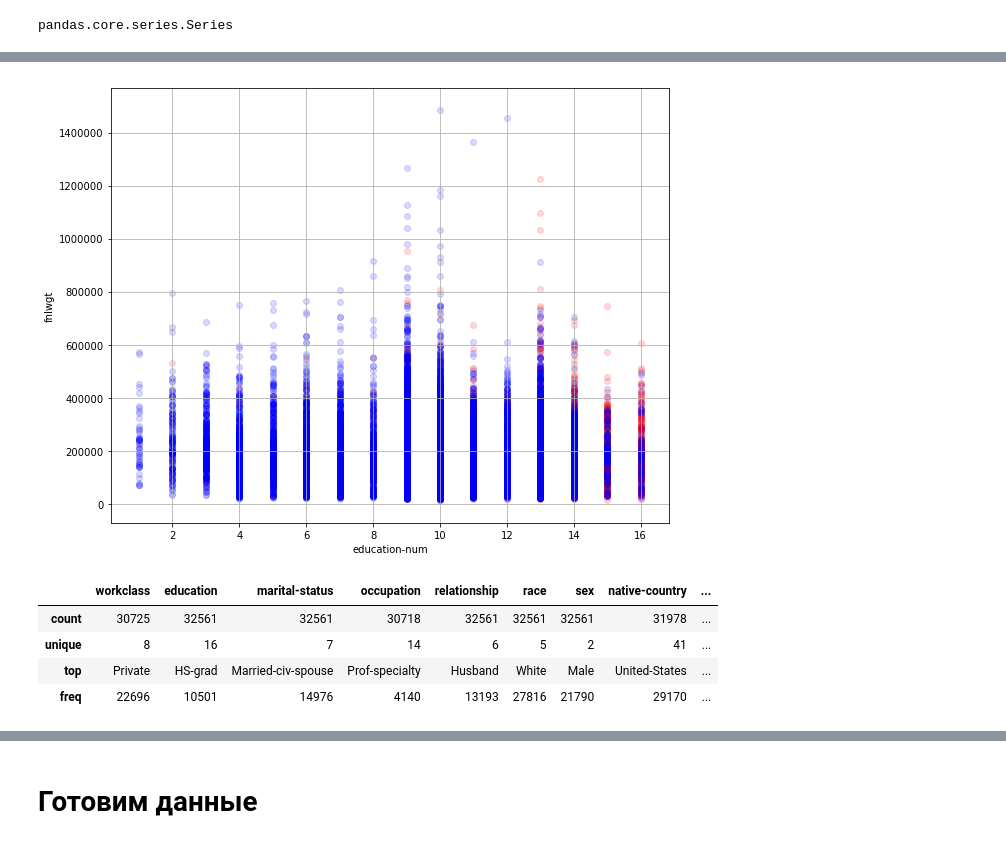
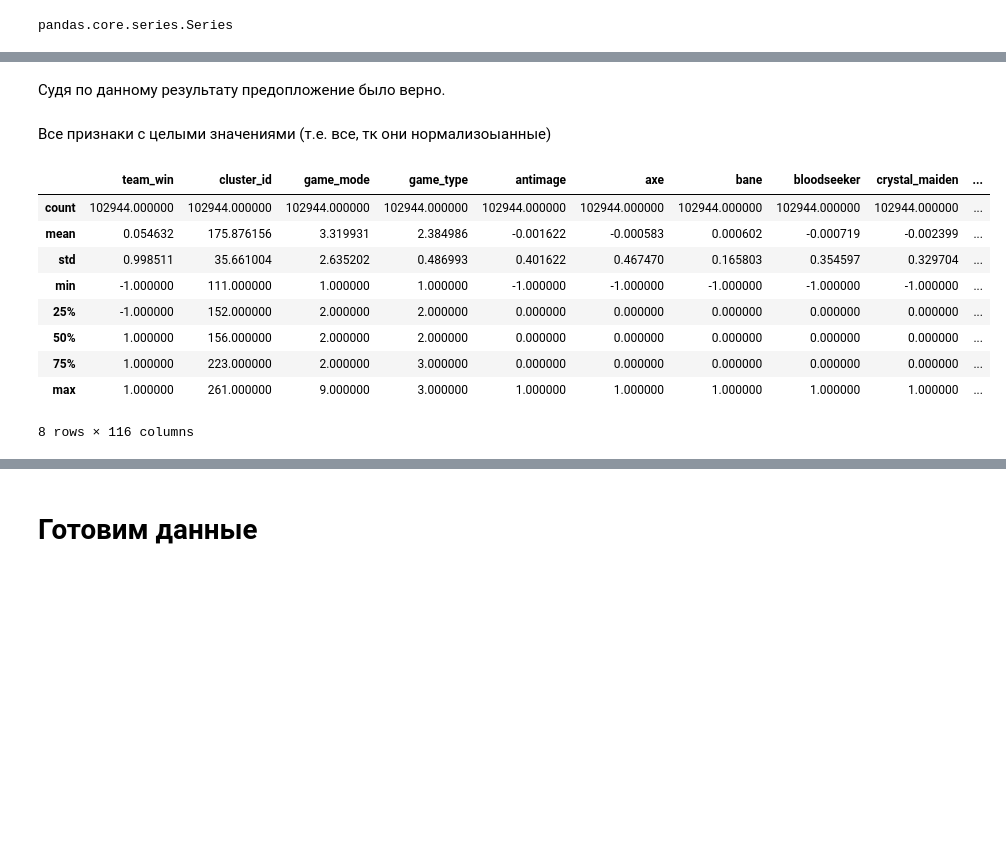
Before and after one commit to aigosh/ml, a Jupyter notebook: notebooks/Lab_1.ipynb, the cells around one changed output, grey strips where cells are left out. Saved outputs shown, nothing was run; the diff lists cells and outputs as text; code cells hidden in the pictures; blank space fills up the shorter version.

```diff
--- a/notebooks/Lab_1.ipynb
+++ b/notebooks/Lab_1.ipynb
@@ -273,31 +312,20 @@ plt.grid()
-# %%
-plt.figure(figsize = (10, 8))
-
-plt.scatter(data[data['class'] == '>50K']['education-num'],
-            data[data['class'] == '>50K']['fnlwgt'],
-            alpha = 0.15,
-            label = '>50K',
-            color = 'r')
-
-plt.scatter(data[data['class'] == '<=50K']['education-num'],
-            data[data['class'] == '<=50K']['fnlwgt'],
-            alpha = 0.15,
-            label = '<=50K',
-            color = 'b')
-
-plt.xlabel('education-num')
-plt.ylabel('fnlwgt')
-plt.grid()
-# %% [output]
-[figure, removed]
+# %% [markdown]
+Судя по данному результату предопложение было верно.
+# %% [markdown]
+Все признаки с целыми значениями (т.е. все, тк они нормализоыанные)
 # %%
-data.describe(include = ['object'])
+data.describe(include = ['int'])
 # %% [output]
-|  | workclass | education | marital-status | occupation | relationship | race | sex | native-country | ... |
-| count | 30725 | 32561 | 32561 | 30718 | 32561 | 32561 | 32561 | 31978 | ... |
-| unique | 8 | 16 | 7 | 14 | 6 | 5 | 2 | 41 | ... |
-| top | Private | HS-grad | Married-civ-spouse | Prof-specialty | Husband | White | Male | United-States | ... |
-| freq | 22696 | 10501 | 14976 | 4140 | 13193 | 27816 | 21790 | 29170 | ... |
+|  | team_win | cluster_id | game_mode | game_type | antimage | axe | bane | bloodseeker | crystal_maiden | ... |
+| count | 102944.000000 | 102944.000000 | 102944.000000 | 102944.000000 | 102944.000000 | 102944.000000 | 102944.000000 | 102944.000000 | 102944.000000 | ... |
+| mean | 0.054632 | 175.876156 | 3.319931 | 2.384986 | -0.001622 | -0.000583 | 0.000602 | -0.000719 | -0.002399 | ... |
+| std | 0.998511 | 35.661004 | 2.635202 | 0.486993 | 0.401622 | 0.467470 | 0.165803 | 0.354597 | 0.329704 | ... |
+| min | -1.000000 | 111.000000 | 1.000000 | 1.000000 | -1.000000 | -1.000000 | -1.000000 | -1.000000 | -1.000000 | ... |
+| 25% | -1.000000 | 152.000000 | 2.000000 | 2.000000 | 0.000000 | 0.000000 | 0.000000 | 0.000000 | 0.000000 | ... |
+| 50% | 1.000000 | 156.000000 | 2.000000 | 2.000000 | 0.000000 | 0.000000 | 0.000000 | 0.000000 | 0.000000 | ... |
+| 75% | 1.000000 | 223.000000 | 2.000000 | 3.000000 | 0.000000 | 0.000000 | 0.000000 | 0.000000 | 0.000000 | ... |
+| max | 1.000000 | 261.000000 | 9.000000 | 3.000000 | 1.000000 | 1.000000 | 1.000000 | 1.000000 | 1.000000 | ... |
+8 rows × 116 columns
 # %%
 data.describe(include = 'all')
 # %% [output]
```
Also changed, not shown: parts of 107 cells of this notebook.
